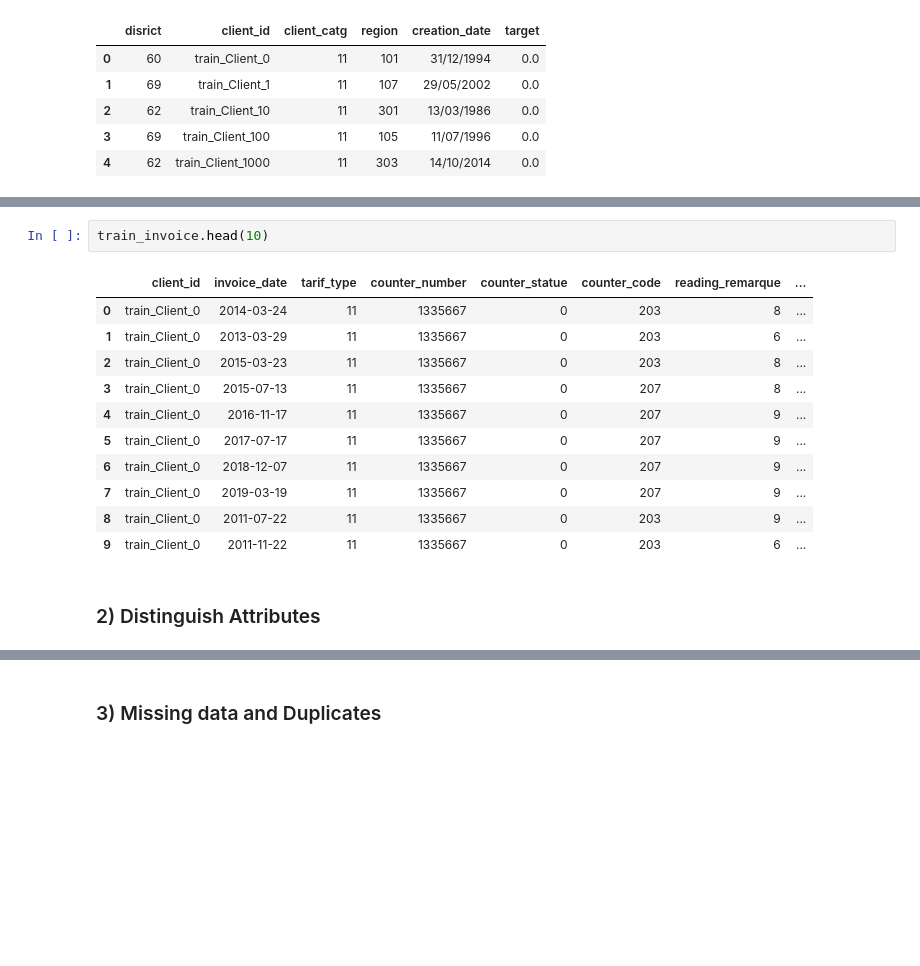
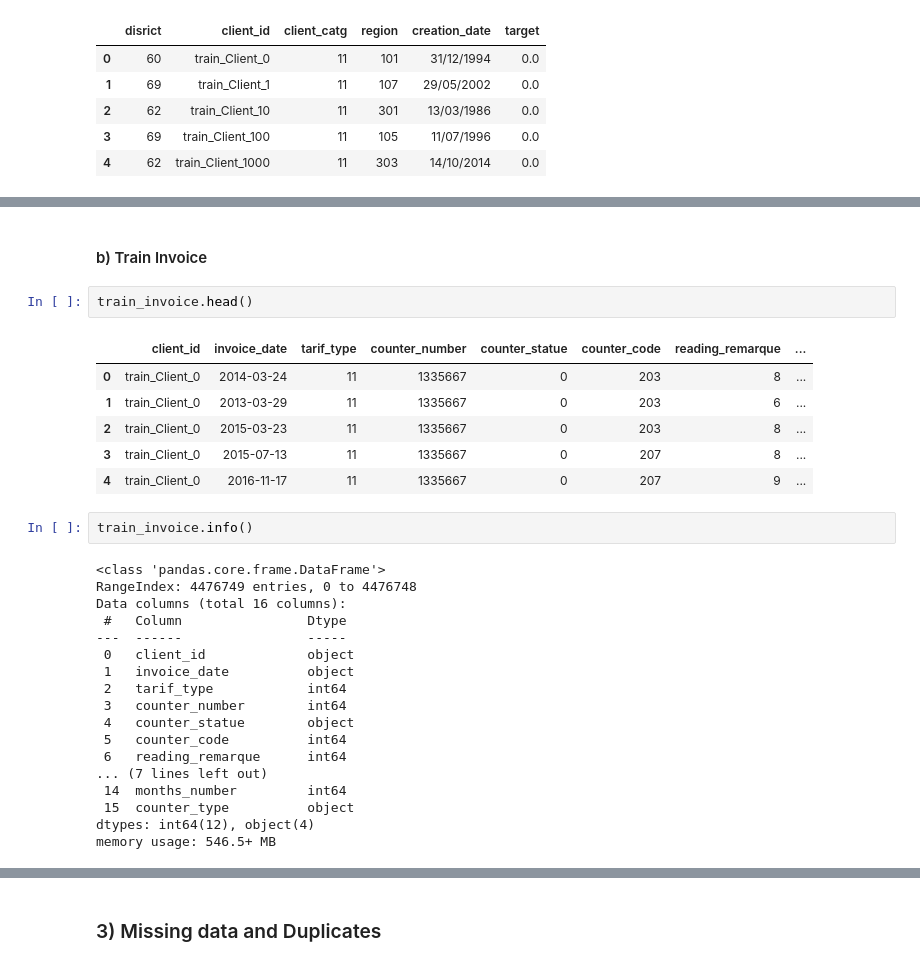
Before and after one commit to ahmedlila/Machine-Learning-Course-Tasks, a Jupyter notebook: Project1_FraudDetectionChallenge.ipynb, the cells around one changed output, grey strips where cells are left out. Cells and saved outputs as stored; diff of their text form; blank space fills up the shorter version.

```diff
--- a/Project1_FraudDetectionChallenge.ipynb
+++ b/Project1_FraudDetectionChallenge.ipynb
@@ -132,16 +211,31 @@ train_client.head()
+# %% [markdown]
+#### b) Train Invoice
 # %%
-train_invoice.head(10)
+train_invoice.head()
 # %% [output]
 |  | client_id | invoice_date | tarif_type | counter_number | counter_statue | counter_code | reading_remarque | ... |
 | 0 | train_Client_0 | 2014-03-24 | 11 | 1335667 | 0 | 203 | 8 | ... |
 | 1 | train_Client_0 | 2013-03-29 | 11 | 1335667 | 0 | 203 | 6 | ... |
 | 2 | train_Client_0 | 2015-03-23 | 11 | 1335667 | 0 | 203 | 8 | ... |
 | 3 | train_Client_0 | 2015-07-13 | 11 | 1335667 | 0 | 207 | 8 | ... |
 | 4 | train_Client_0 | 2016-11-17 | 11 | 1335667 | 0 | 207 | 9 | ... |
-| 5 | train_Client_0 | 2017-07-17 | 11 | 1335667 | 0 | 207 | 9 | ... |
-| 6 | train_Client_0 | 2018-12-07 | 11 | 1335667 | 0 | 207 | 9 | ... |
-| 7 | train_Client_0 | 2019-03-19 | 11 | 1335667 | 0 | 207 | 9 | ... |
-| 8 | train_Client_0 | 2011-07-22 | 11 | 1335667 | 0 | 203 | 9 | ... |
-| 9 | train_Client_0 | 2011-11-22 | 11 | 1335667 | 0 | 203 | 6 | ... |
-# %% [markdown]
-### 2) Distinguish Attributes
+# %%
+train_invoice.info()
+# %% [output]
+<class 'pandas.core.frame.DataFrame'>
+RangeIndex: 4476749 entries, 0 to 4476748
+Data columns (total 16 columns):
+ #   Column                Dtype
+---  ------                -----
+ 0   client_id             object
+ 1   invoice_date          object
+ 2   tarif_type            int64
+ 3   counter_number        int64
+ 4   counter_statue        object
+ 5   counter_code          int64
+ 6   reading_remarque      int64
+... (7 lines left out)
+ 14  months_number         int64
+ 15  counter_type          object
+dtypes: int64(12), object(4)
+memory usage: 546.5+ MB
```
Also changed, not shown: parts of 71 cells of this notebook.
